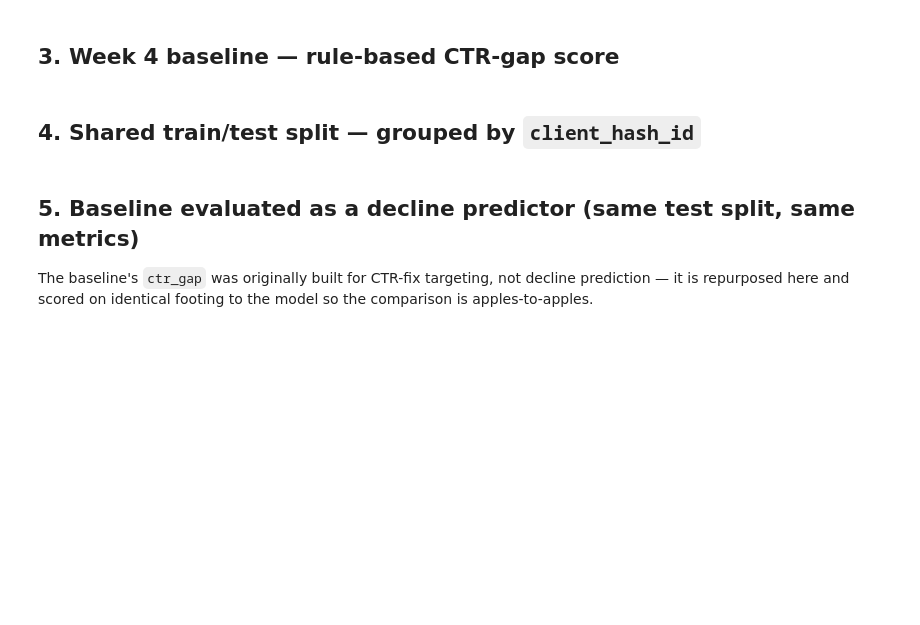
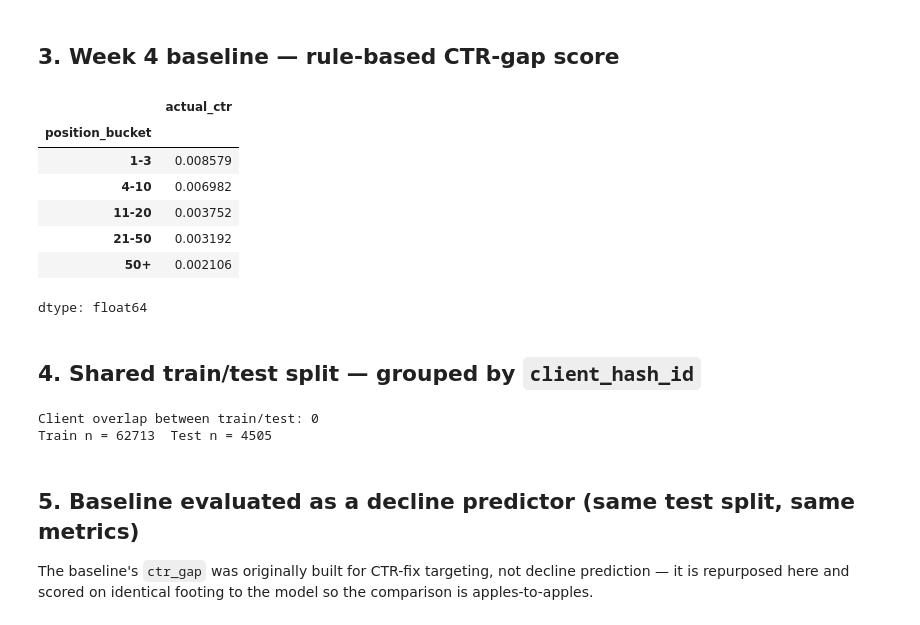
Before and after one commit to zaidbinnaveed/FlyRank-ML-Internship, a Jupyter notebook: work/notebooks/capstone.ipynb, the cells around one changed output. Cells and saved outputs as stored; diff of their text form; code cells hidden in the pictures; blank space fills up the shorter version.

```diff
--- a/work/notebooks/capstone.ipynb
+++ b/work/notebooks/capstone.ipynb
@@ -176,26 +203,35 @@ print(modeling_df["is_declining"].value_counts(normalize=True))
 # %%
 FEATURES = ["avg_daily_clicks", "avg_daily_impressions", "avg_position", "ai_sessions_share", "early_late_click_delta"]
 
 bins = [0, 3, 10, 20, 50, np.inf]
 labels_ = ["1-3", "4-10", "11-20", "21-50", "50+"]
 modeling_df["position_bucket"] = pd.cut(modeling_df["avg_position"], bins=bins, labels=labels_, right=True)
 
 modeling_df["actual_ctr"] = np.where(
     modeling_df["avg_daily_impressions"] > 0,
     modeling_df["avg_daily_clicks"] / modeling_df["avg_daily_impressions"],
     0.0,
 )
 
 expected_ctr = modeling_df.groupby("position_bucket", observed=True)["actual_ctr"].mean()
-modeling_df["expected_ctr"] = modeling_df["position_bucket"].map(expected_ctr)
+modeling_df["expected_ctr"] = modeling_df["position_bucket"].map(expected_ctr).astype(float)
 modeling_df["ctr_gap"] = modeling_df["expected_ctr"] - modeling_df["actual_ctr"]
 
 gap_p75 = modeling_df["ctr_gap"].quantile(0.75)
 modeling_df["baseline_action"] = np.where(modeling_df["ctr_gap"] >= gap_p75, "CTR_FIX", "MONITOR")
 modeling_df["reason_code"] = "CTR_BELOW_EXPECTED_FOR_POSITION"
 modeling_df["baseline_score"] = modeling_df["ctr_gap"]
 
 expected_ctr
+# %% [output]
+|  | actual_ctr |
+| position_bucket |  |
+| 1-3 | 0.008579 |
+| 4-10 | 0.006982 |
+| 11-20 | 0.003752 |
+| 21-50 | 0.003192 |
+| 50+ | 0.002106 |
+dtype: float64
 # %% [markdown]
 ## 4. Shared train/test split — grouped by `client_hash_id`
 # %%
@@ -209,6 +245,9 @@ overlap = set(train_df["client_hash_id"]) & set(test_df["client_hash_id"])
 assert len(overlap) == 0, "Client leakage between train and test!"
 print("Client overlap between train/test:", len(overlap))
 print("Train n =", len(train_df), " Test n =", len(test_df))
+# %% [output]
+Client overlap between train/test: 0
+Train n = 62713  Test n = 4505
 # %% [markdown]
 ## 5. Baseline evaluated as a decline predictor (same test split, same metrics)
 
```
Also changed, not shown: parts of 9 cells of this notebook.
